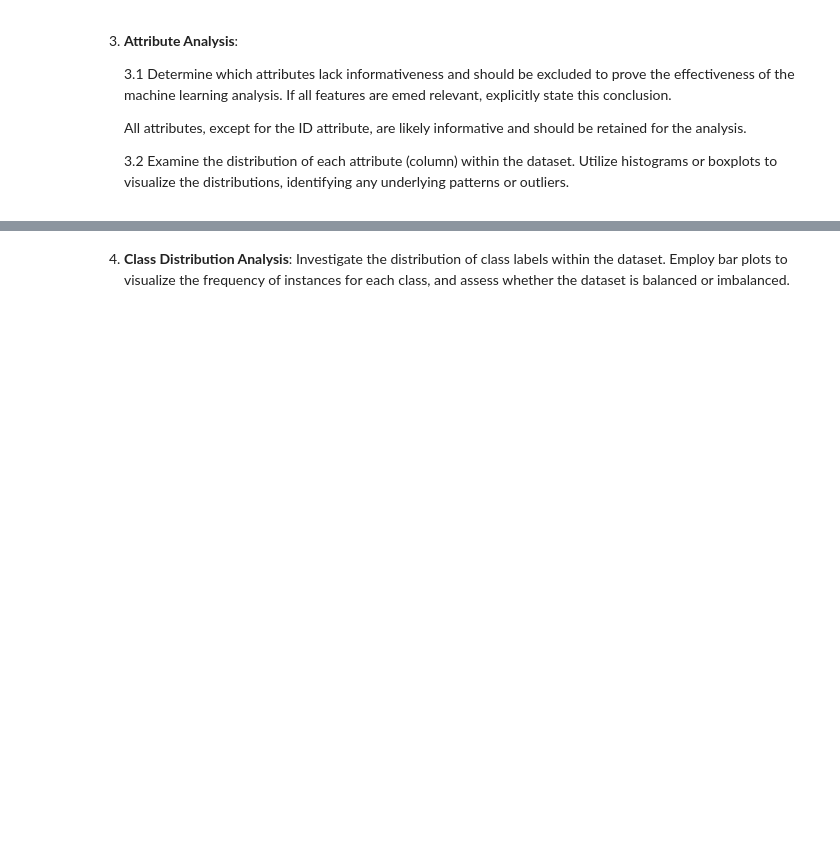
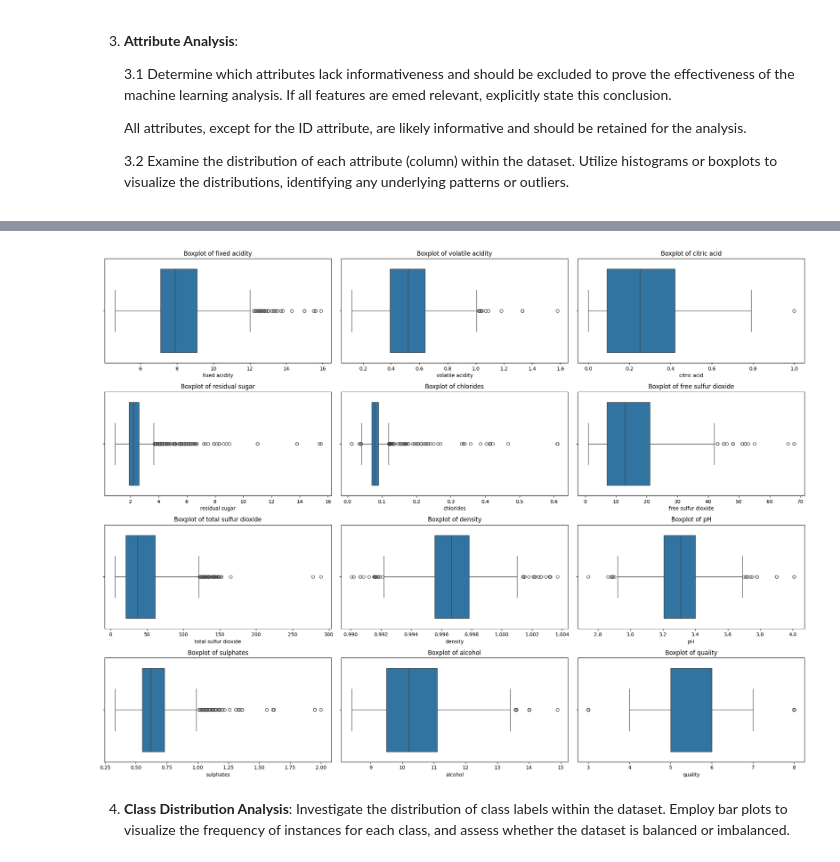
Before and after one commit to TonyWaffo/csi4106-fall2024, a Jupyter notebook: CSI4106_A1_Template.ipynb, the cells around one changed output, grey strips where cells are left out. Drawn from its saved outputs; the diff is of its cells as text; code cells hidden in the pictures; blank space fills up the shorter version.

```diff
--- a/CSI4106_A1_Template.ipynb
+++ b/CSI4106_A1_Template.ipynb
@@ -151,2 +183,14 @@ dtype: int64
+# %%
+# Boxplots to identify outliers
+plt.figure(figsize=(20, 15))
+for i, attribute in enumerate(attributes):
+    plt.subplot(4, 3, i + 1)
+    sns.boxplot(x=data[attribute])
+    plt.title(f'Boxplot of {attribute}')
+
+plt.tight_layout()
+plt.show()
+# %% [output]
+[figure, added]
 # %% [markdown]
 4. **Class Distribution Analysis**: Investigate the distribution of class labels within the dataset. Employ bar plots to visualize the frequency of instances for each class, and assess whether the dataset is balanced or imbalanced.
```
Also changed, not shown: parts of 9 cells of this notebook.
